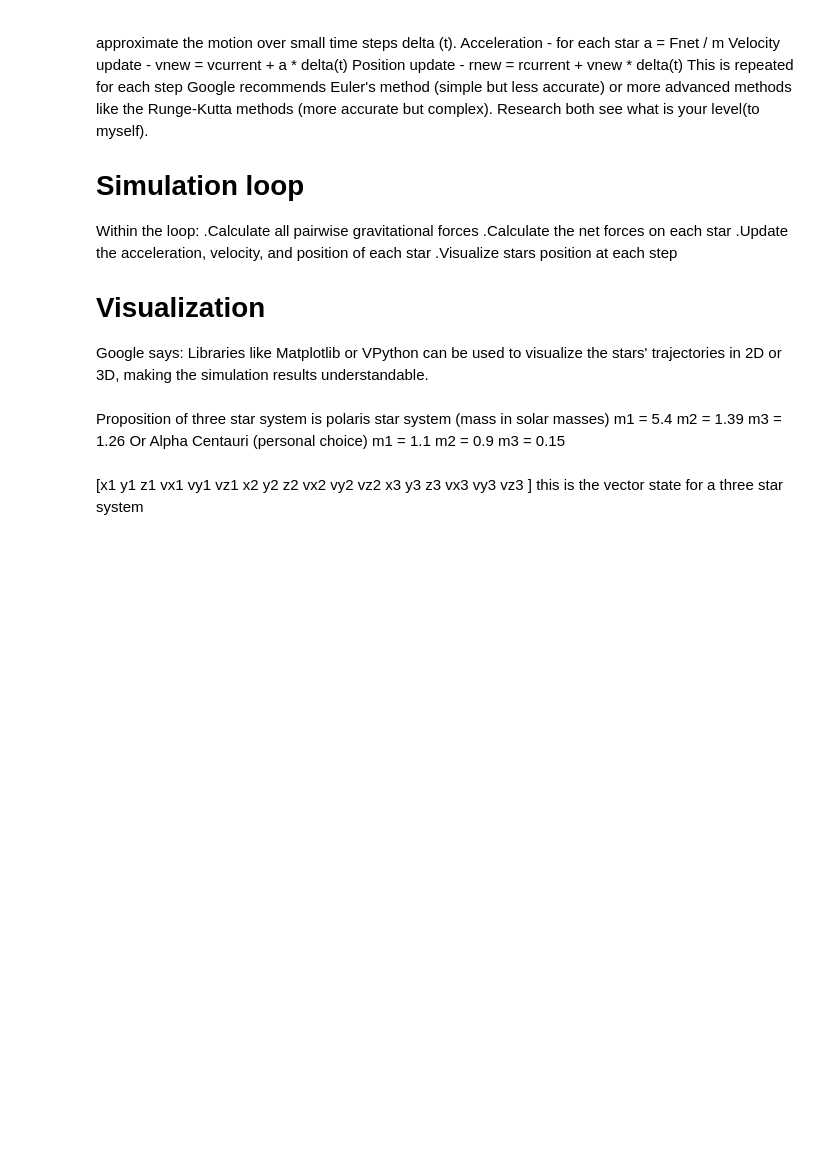
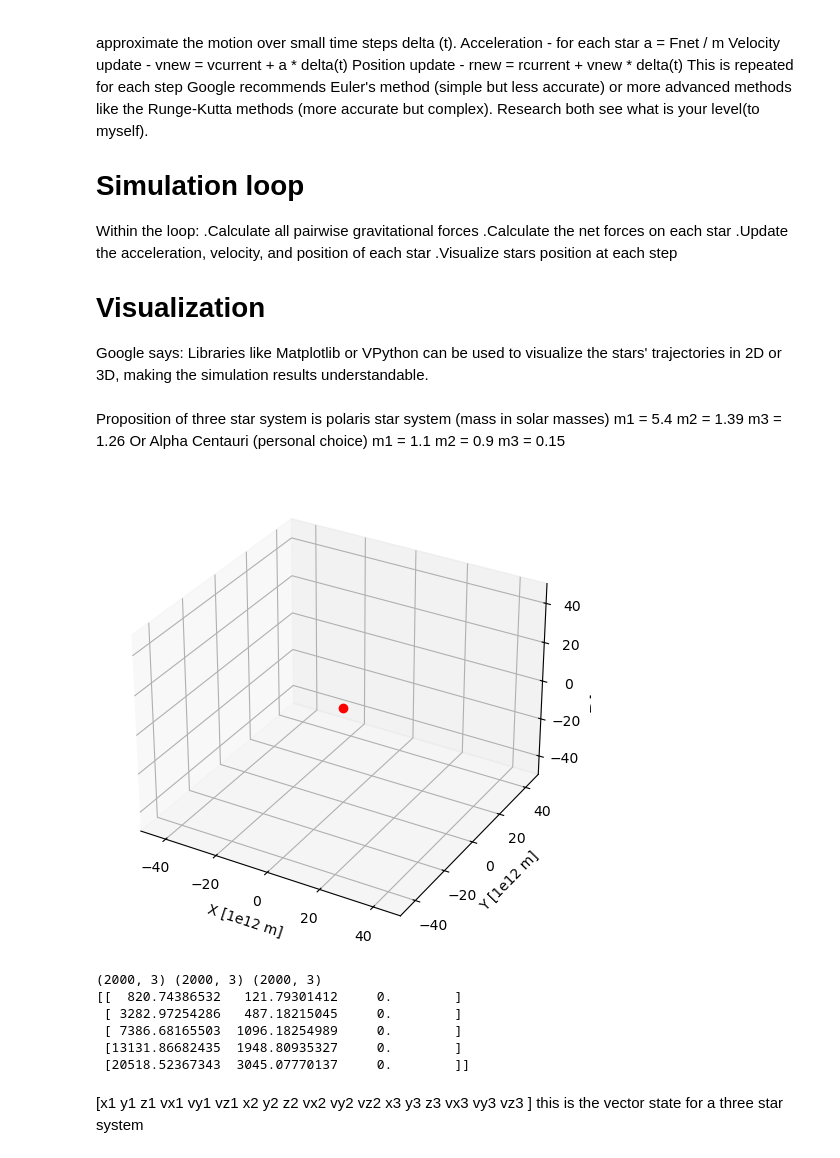
Before and after one commit to Tonkle-Time/StarSim, a Jupyter notebook: star_sim.ipynb, the cells around one changed output. Saved outputs shown, nothing was run; the diff lists cells and outputs as text; code cells hidden in the pictures; blank space fills up the shorter version.

```diff
--- a/star_sim.ipynb
+++ b/star_sim.ipynb
@@ -162,36 +161,43 @@ star3, = ax.plot([pos3_plot[0,0]], [pos3_plot[0,1]], [pos3_plot[0,2]], 'go', mar
 trail1, = ax.plot([], [], [], 'r-', linewidth=1)
 trail2, = ax.plot([], [], [], 'b-', linewidth=1)
 trail3, = ax.plot([], [], [], 'g-', linewidth=1)
 
 def update(i):
     # Update star positions
     star1.set_data([pos1_plot[i,0]], [pos1_plot[i,1]])
     star1.set_3d_properties([pos1_plot[i,2]])
 
     star2.set_data([pos2_plot[i,0]], [pos2_plot[i,1]])
     star2.set_3d_properties([pos2_plot[i,2]])
 
     star3.set_data([pos3_plot[i,0]], [pos3_plot[i,1]])
     star3.set_3d_properties([pos3_plot[i,2]])
 
     # Update trails
     trail1.set_data(pos1_plot[:i+1,0], pos1_plot[:i+1,1])
     trail1.set_3d_properties(pos1_plot[:i+1,2])
 
     trail2.set_data(pos2_plot[:i+1,0], pos2_plot[:i+1,1])
     trail2.set_3d_properties(pos2_plot[:i+1,2])
 
     trail3.set_data(pos3_plot[:i+1,0], pos3_plot[:i+1,1])
     trail3.set_3d_properties(pos3_plot[:i+1,2])
 
     return star1, star2, star3, trail1, trail2, trail3
 
-# Animate
-ani = FuncAnimation(fig, update, frames=len(pos1_plot), interval=50, blit=False)
-HTML(ani.to_jshtml())
+ani = FuncAnimation(fig, update, frames=range(0, len(pos1_plot)), interval=50, blit=False)
+plt.show()
 
 print(pos1.shape, pos2.shape, pos3.shape)
 print(pos1[:5])
+# %% [output]
+[figure, added]
+(2000, 3) (2000, 3) (2000, 3)
+[[  820.74386532   121.79301412     0.        ]
+ [ 3282.97254286   487.18215045     0.        ]
+ [ 7386.68165503  1096.18254989     0.        ]
+ [13131.86682435  1948.80935327     0.        ]
+ [20518.52367343  3045.07770137     0.        ]]
 # %% [markdown]
 [x1 y1 z1 vx1 vy1 vz1
  x2 y2 z2 vx2 vy2 vz2
```
Also changed, not shown: parts of 1 cell of this notebook.
